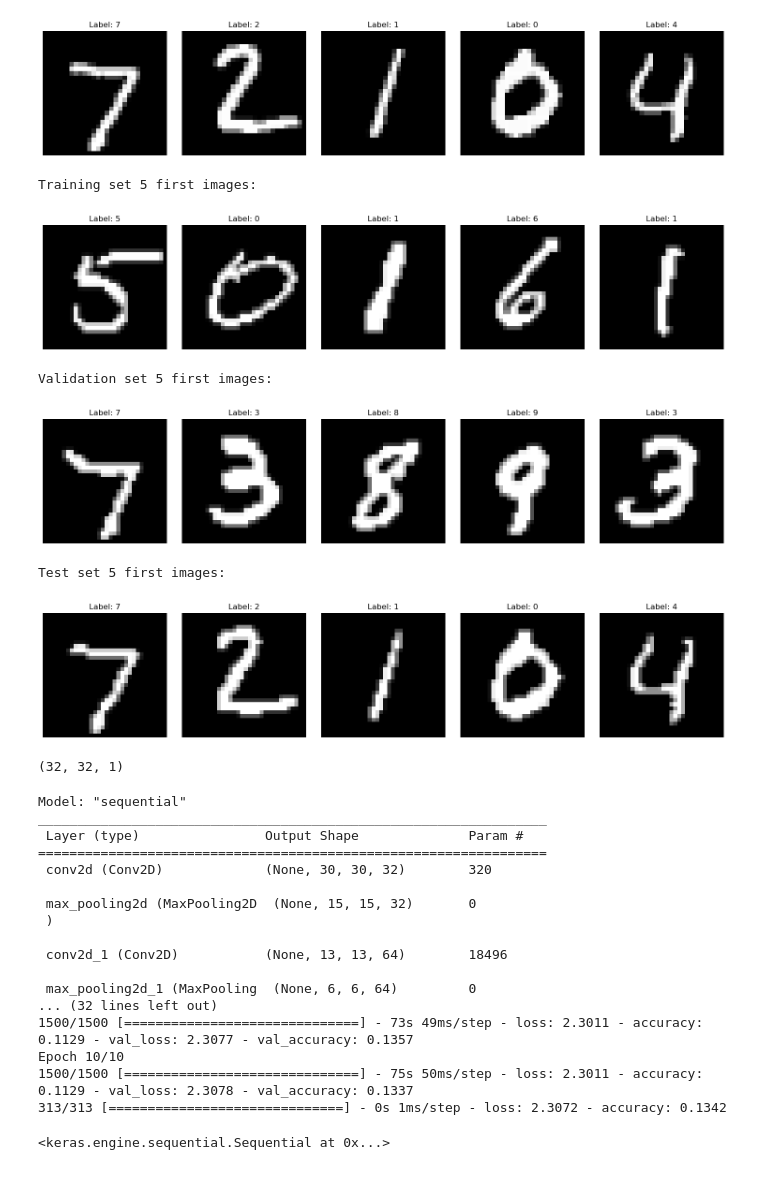
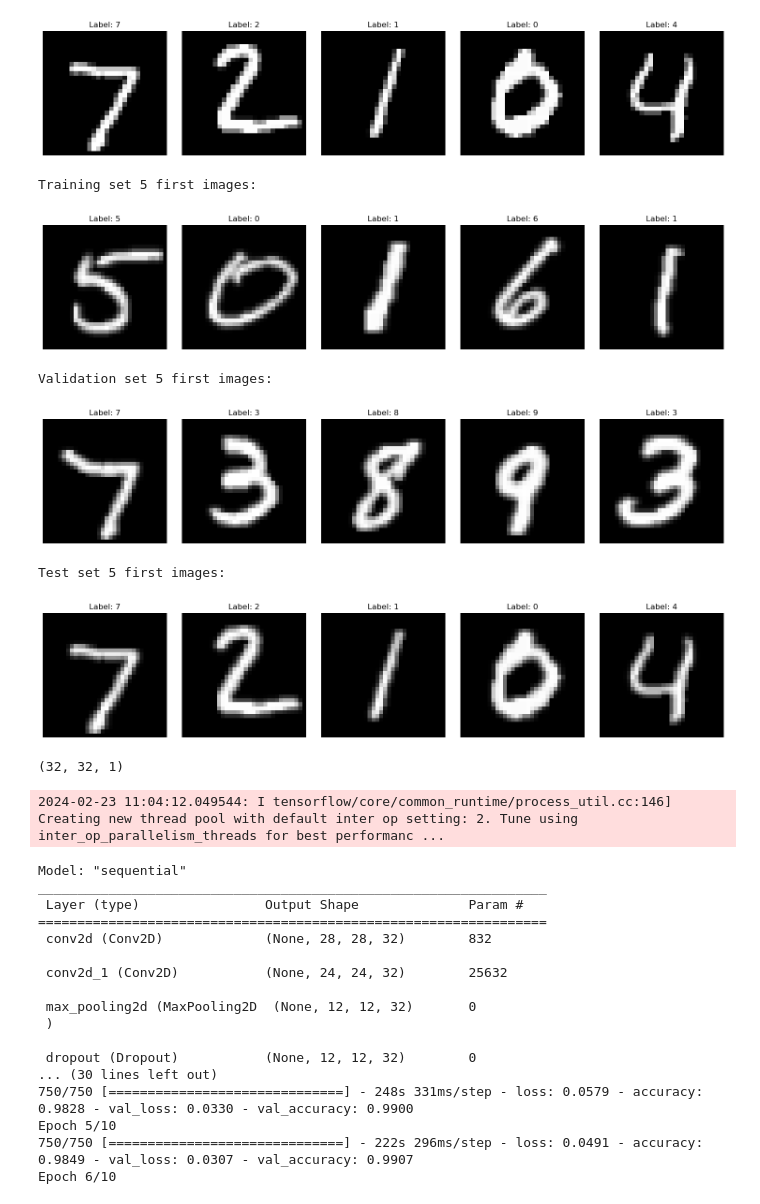
Before and after one commit to kstarkiller/enhanced_OCR, a Jupyter notebook: main.ipynb, the cells around one changed output. Cells and saved outputs as stored; diff of their text form; code cells hidden in the pictures.

Commit message:
correcting models

```diff
--- a/main.ipynb
+++ b/main.ipynb
@@ -35,43 +38,38 @@ Validation set 5 first images:
 Test set 5 first images:
 [figure]
 # %%
-# Color images
-X_train = np.array([cv2.threshold(img, 127, 255, cv2.THRESH_BINARY)[1] for img in train_images])
-X_val = np.array([cv2.threshold(img, 127, 255, cv2.THRESH_BINARY)[1] for img in val_images])
-X_test = np.array([cv2.threshold(img, 127, 255, cv2.THRESH_BINARY)[1] for img in test_images])
-# X_train = np.array([cv2.cvtColor(img, cv2.COLOR_GRAY2RGB) for img in train_images])
-# X_val = np.array([cv2.cvtColor(img, cv2.COLOR_GRAY2RGB) for img in val_images])
-# X_test = np.array([cv2.cvtColor(img, cv2.COLOR_GRAY2RGB) for img in test_images])
+# Resize the images from 28x28 to 32x32
+X_train = np.array([cv2.resize(img, (32,32)) for img in train_images])
+X_val = np.array([cv2.resize(img, (32,32)) for img in val_images])
+X_test = np.array([cv2.resize(img, (32,32)) for img in test_images])
 
-# Resize the images from 28x28 to 32x32
-X_train = np.array([cv2.resize(img, (32,32)) for img in X_train])
-X_val = np.array([cv2.resize(img, (32,32)) for img in X_val])
-X_test = np.array([cv2.resize(img, (32,32)) for img in X_test])
-
-# Add a channel dimension to the images using reshape
+# Add a channel dimension to the images ti fit model entry
 X_train = X_train.reshape(X_train.shape[0], 32, 32, 1)
 X_val = X_val.reshape(X_val.shape[0], 32, 32, 1)
 X_test = X_test.reshape(X_test.shape[0], 32, 32, 1)
 
 # Normalize the images
+X_train = X_train.astype('float32')
+X_val = X_val.astype('float32')
+X_test = X_test.astype('float32')
 X_train = X_train / 255
 X_val = X_val / 255
 X_test = X_test / 255
 
+# Print first image's new shape for verification
+X_train[0].shape
 
 # Re-plot the first 5 labels from each of the training, validation, and test sets
 for dataset, images, labels in zip(['Training', 'Validation', 'Test'], [X_train, X_val, X_test], [train_labels, val_labels, test_labels]):
     print(f'{dataset} set 5 first images:')
     plot_images(images[:5], labels[:5])
-
-X_train[0].shape
 # %% [output]
 Training set 5 first images:
-[figure, old version]
+[figure, new version]
 Validation set 5 first images:
-[figure, old version]
+[figure, new version]
 Test set 5 first images:
-[figure, old version]
+[figure, new version]
 (32, 32, 1)
 # %%
 NUM_CLASSES = 10
@@ -84,21 +82,21 @@ y_test = to_categorical(test_labels, NUM_CLASSES)
 # Verify that the GPU is available
 train_and_eval_CNN(X_train, y_train, X_val, y_val, X_test, y_test)
 # %% [output]
-Model: "sequential"
-_________________________________________________________________
- Layer (type)                Output Shape              Param #
-=================================================================
- conv2d (Conv2D)             (None, 30, 30, 32)        320
-
- max_pooling2d (MaxPooling2D  (None, 15, 15, 32)       0
- )
-
- conv2d_1 (Conv2D)           (None, 13, 13, 64)        18496
-
- max_pooling2d_1 (MaxPooling  (None, 6, 6, 64)         0
-... (32 lines left out)
-1500/1500 [==============================] - 73s 49ms/step - loss: 2.3011 - accuracy: 0.1129 - val_loss: 2.3077 - val_accuracy: 0.1357
-Epoch 10/10
-1500/1500 [==============================] - 75s 50ms/step - loss: 2.3011 - accuracy: 0.1129 - val_loss: 2.3078 - val_accuracy: 0.1337
-313/313 [==============================] - 0s 1ms/step - loss: 2.3072 - accuracy: 0.1342
+2024-02-23 11:04:12.049544: I tensorflow/core/common_runtime/process_util.cc:146] Creating new thread pool with default inter op setting: 2. Tune using inter_op_parallelism_threads for best performanc ...
-<keras.engine.sequential.Sequential at 0x...>
+Model: "sequential"
+_________________________________________________________________
+ Layer (type)                Output Shape              Param #
+=================================================================
+ conv2d (Conv2D)             (None, 28, 28, 32)        832
+
+ conv2d_1 (Conv2D)           (None, 24, 24, 32)        25632
+
+ max_pooling2d (MaxPooling2D  (None, 12, 12, 32)       0
+ )
+
+ dropout (Dropout)           (None, 12, 12, 32)        0
+... (30 lines left out)
+750/750 [==============================] - 248s 331ms/step - loss: 0.0579 - accuracy: 0.9828 - val_loss: 0.0330 - val_accuracy: 0.9900
+Epoch 5/10
+750/750 [==============================] - 222s 296ms/step - loss: 0.0491 - accuracy: 0.9849 - val_loss: 0.0307 - val_accuracy: 0.9907
+Epoch 6/10
```
Also changed, not shown: parts of 1 cell of this notebook, 2 other files.
